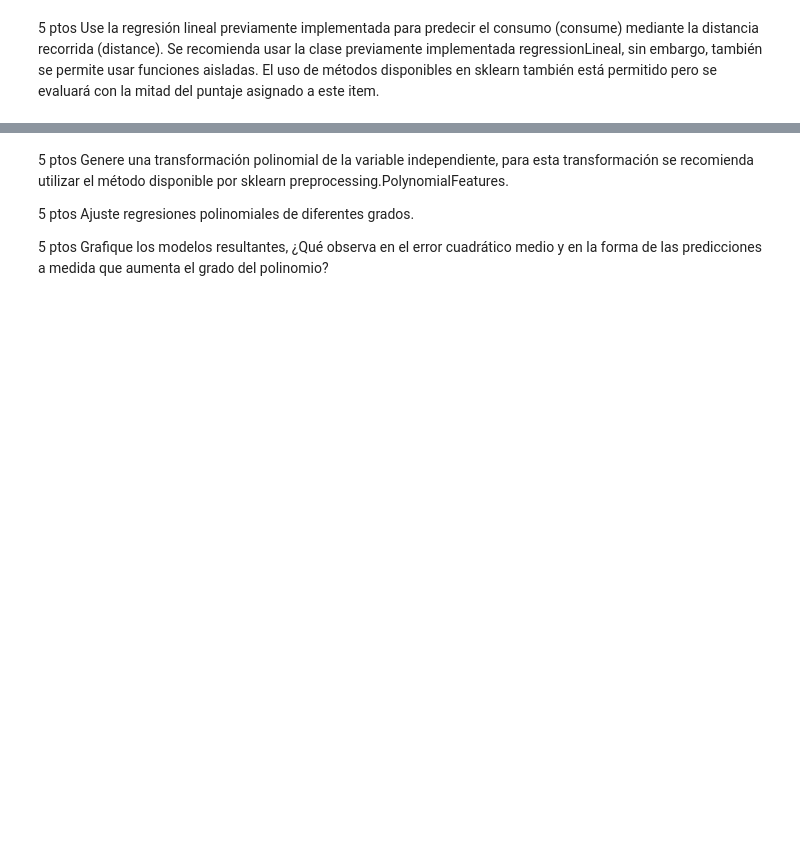
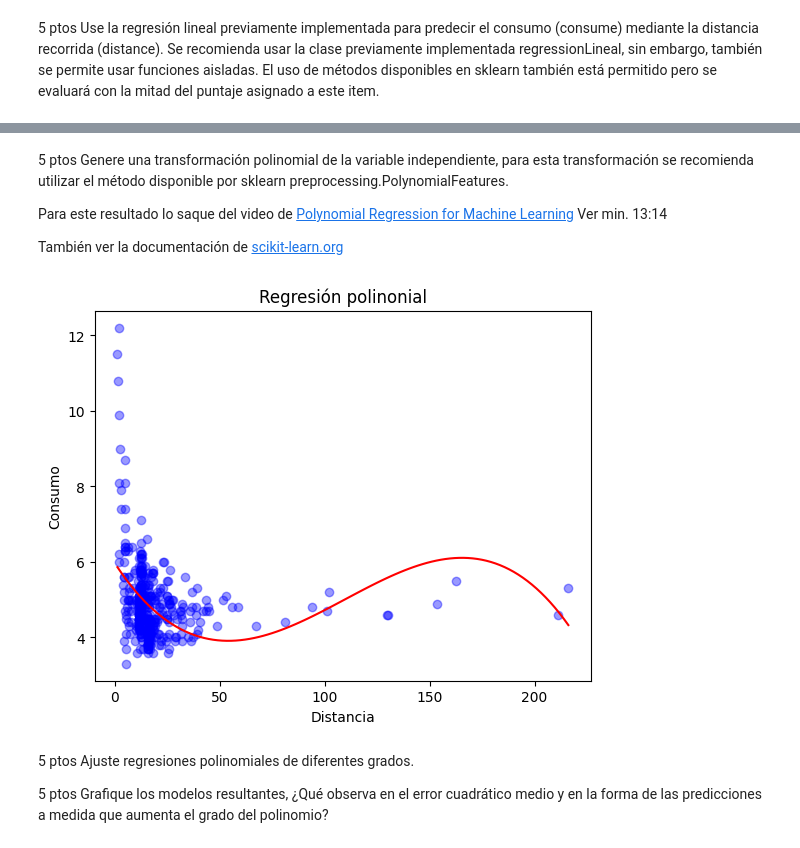
Before and after one commit to doritak/Machine-Learning, a Jupyter notebook: Actividad 2/actividad2.ipynb, the cells around one changed output, grey strips where cells are left out. Drawn from its saved outputs; the diff is of its cells as text; code cells hidden in the pictures; blank space fills up the shorter version.

```diff
--- a/Actividad 2/actividad2.ipynb
+++ b/Actividad 2/actividad2.ipynb
@@ -221,8 +205,43 @@ reglineal.graficar_recta_ajuste()
+# %% [markdown]
+
+5 ptos Genere una transformación polinomial de la variable independiente, para esta transformación se
+recomienda utilizar el método disponible por sklearn preprocessing.PolynomialFeatures.
+
+Para este resultado lo saque del video de [Polynomial Regression for Machine Learning](https://www.youtube.com/watch?v=Q8UfQ_aoCeQ&list=PLq6kDSGyUJS511jXM4M-BxVXx9bpsCIRi&index=82)  Ver min. 13:14
+
+También ver la documentación de [scikit-learn.org](https://scikit-learn.org/dev/modules/generated/sklearn.preprocessing.PolynomialFeatures.html)
+# %%
+import pandas as pd
+import numpy as np
+from sklearn.preprocessing import PolynomialFeatures
+from sklearn.linear_model import LinearRegression
+
+df = pd.read_csv("measurements.csv", encoding="latin-1", sep=",")
+
+x = df["distance"].str.replace(',', '.').astype(float).values
+y = df["consume"].str.replace(',', '.').astype(float).values
+
+X = x.reshape(-1, 1)  # se cambia a matriz de una sola columna sino sale error
+# print(X)
+poly = PolynomialFeatures(3)
+X_poly = poly.fit_transform(X)
+
+modelo = LinearRegression()
+modelo.fit(X_poly, y)
+
+# predice los valores según el modelo de regresión polinomial
+x_linea = np.linspace(X.min(), X.max(), 100).reshape(-1, 1) # hago la linea con los valores min. y max. de X
+y_linea = modelo.predict(poly.transform(x_linea))
+
+plt.scatter(X, y, color='blue', alpha=0.4)
+plt.plot(x_linea, y_linea, color='red')
+plt.title("Regresión polinonial")
+plt.xlabel("Distancia")
+plt.ylabel("Consumo")
+plt.show()
+# %% [output]
+[figure, added]
 # %% [markdown]
-
-5 ptos Genere una transformación polinomial de la variable independiente, para esta transformación se
-recomienda utilizar el método disponible por sklearn preprocessing.PolynomialFeatures.
-
 5 ptos Ajuste regresiones polinomiales de diferentes grados.
 
 5 ptos Grafique los modelos resultantes, ¿Qué observa en el error cuadrático medio y en la forma de las
```
Also changed, not shown: parts of 14 cells of this notebook.
